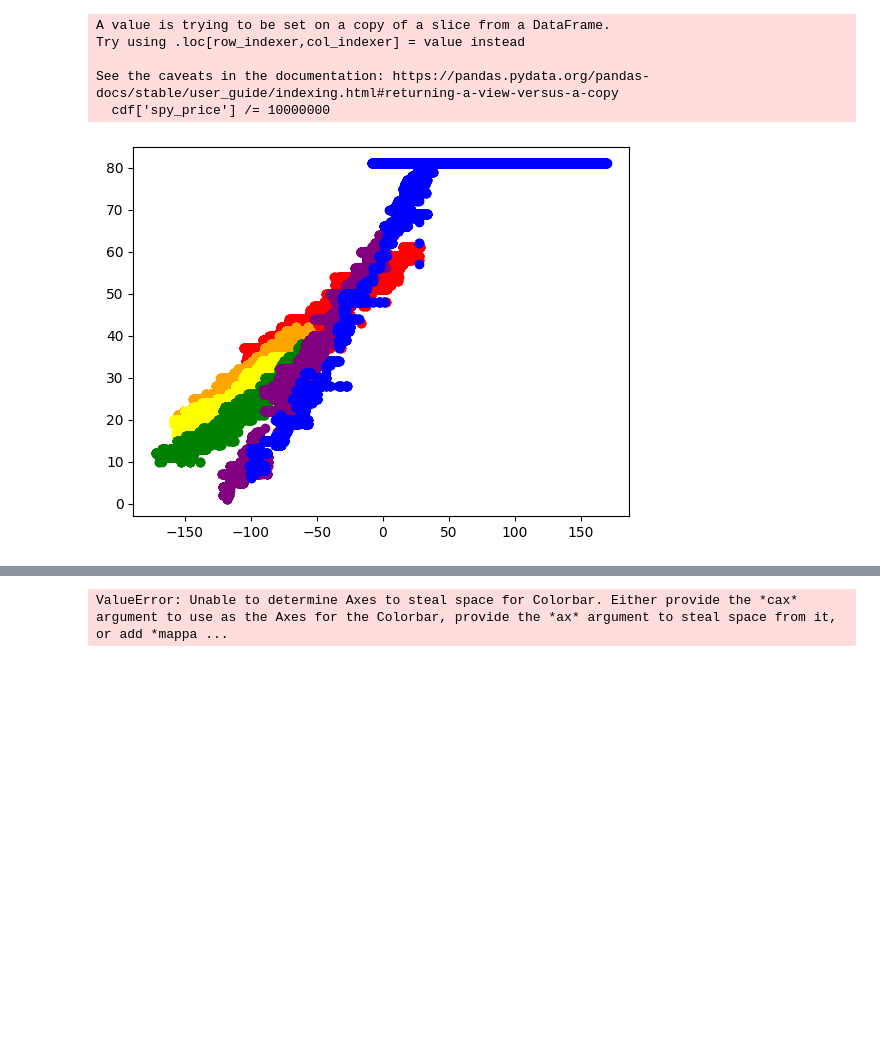
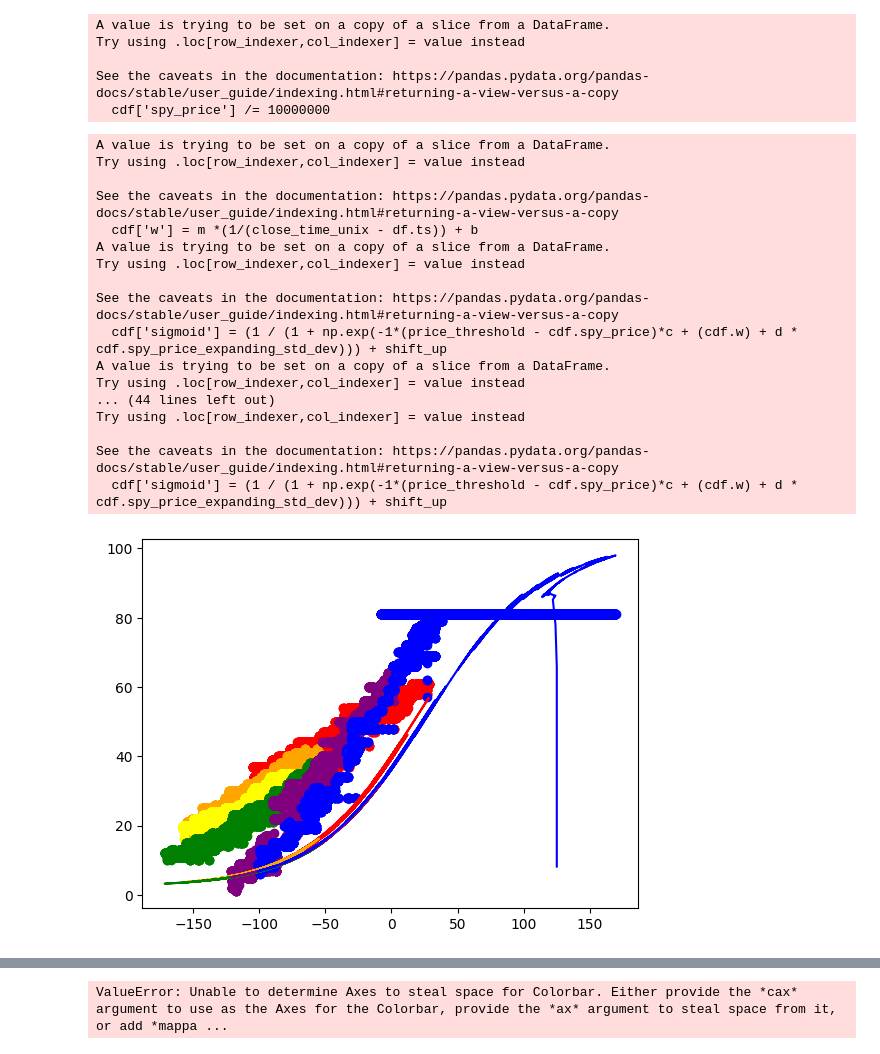
Before and after one commit to kamyarghiam/kalshi_bot, a Jupyter notebook: src/strategy/research/visualizing/visualize.ipynb, the cells around one changed output, grey strips where cells are left out. Drawn from its saved outputs; the diff is of its cells as text; code cells hidden in the pictures; blank space fills up the shorter version.

Commit message:
Visualizing time chunked sigmoid horizons

```diff
--- a/src/strategy/research/visualizing/visualize.ipynb
+++ b/src/strategy/research/visualizing/visualize.ipynb
@@ -35,38 +35,82 @@ cdf['spy_price'] /= 10000000
 cdf = cdf[(cdf.ts >= close_time_unix - 23400) & (cdf.ts <= close_time_unix)]
 cdf = cdf[((cdf.yes_bid_price).notna()) & ((cdf.yes_ask_price).notna())]
 cdf['spy_diff_from_threshold'] = cdf['spy_price'] - price_threshold
+cdf['spy_price_expanding_std_dev'] = cdf.spy_price.expanding().std()
 # %% [output]
 A value is trying to be set on a copy of a slice from a DataFrame.
 Try using .loc[row_indexer,col_indexer] = value instead
 
 See the caveats in the documentation: https://pandas.pydata.org/pandas-docs/stable/user_guide/indexing.html#returning-a-view-versus-a-copy
   cdf['spy_price'] /= 10000000
+# %%
+import numpy as np
+def get_cdf_with_params(cdf, x):
+    m = x[0]
+    b = x[1]
+    shift_up = x[2]
+    c = x[3]
+    d = x[4]
+    """Minimization functions for the bids"""
+    cdf['w'] = m *(close_time_unix - df.ts) + b
+    cdf['sigmoid'] = (1 / (1 + np.exp(-1*(price_threshold - cdf.spy_price)*c + (cdf.w) + d * cdf.spy_price_expanding_std_dev))) + shift_up
+    return cdf
+# %%
+params = [-9.70465888e-06, -4.46854177e-01, -9.74987468e-02, -1.21413514e-02, -3.41819008e-03]
 # %%
 import matplotlib.pyplot as plt
 
 ten_thirty = int(datetime.datetime.strptime(f"{date} 10:30", "%Y-%m-%d %H:%M").timestamp())
 eleven_thirty = int(datetime.datetime.strptime(f"{date} 11:30", "%Y-%m-%d %H:%M").timestamp())
 twleve_thirty = int(datetime.datetime.strptime(f"{date} 12:30", "%Y-%m-%d %H:%M").timestamp())
 one_thirty = int(datetime.datetime.strptime(f"{date} 13:30", "%Y-%m-%d %H:%M").timestamp())
 two_thirty = int(datetime.datetime.strptime(f"{date} 14:30", "%Y-%m-%d %H:%M").timestamp())
 three_thirty = int(datetime.datetime.strptime(f"{date} 15:30", "%Y-%m-%d %H:%M").timestamp())
 four = int(datetime.datetime.strptime(f"{date} 16:00", "%Y-%m-%d %H:%M").timestamp())
 
 ten = cdf[(cdf.ts >= ten_thirty) & (cdf.ts <= eleven_thirty)]
+ten = get_cdf_with_params(ten, params)
 plt.scatter(ten.spy_diff_from_threshold, ten.yes_bid_price, color ='red')
+plt.plot(ten.spy_diff_from_threshold, 100*ten.sigmoid, color ='red')
 eleven = cdf[(cdf.ts >= eleven_thirty) & (cdf.ts <= twleve_thirty)]
+eleven = get_cdf_with_params(eleven, params)
 plt.scatter(eleven.spy_diff_from_threshold, eleven.yes_bid_price, color ='orange')
+plt.plot(eleven.spy_diff_from_threshold, 100*eleven.sigmoid, color ='orange')
 twelve = cdf[(cdf.ts >= twleve_thirty) & (cdf.ts <= one_thirty)]
+twelve = get_cdf_with_params(twelve, params)
 plt.scatter(twelve.spy_diff_from_threshold, twelve.yes_bid_price, color ='yellow')
+plt.plot(twelve.spy_diff_from_threshold, 100*twelve.sigmoid, color = "yellow")
 one = cdf[(cdf.ts >= one_thirty) & (cdf.ts <= two_thirty)]
+one = get_cdf_with_params(one, params)
 plt.scatter(one.spy_diff_from_threshold, one.yes_bid_price, color ='green')
+plt.plot(one.spy_diff_from_threshold, 100*one.sigmoid, color = "green")
 two = cdf[(cdf.ts >= two_thirty) & (cdf.ts <= three_thirty)]
+two = get_cdf_with_params(two, params)
 plt.scatter(two.spy_diff_from_threshold, two.yes_bid_price, color ='purple')
+plt.plot(two.spy_diff_from_threshold, 100*two.sigmoid, color = "purple")
 three = cdf[(cdf.ts >= three_thirty) & (cdf.ts <= four)]
+three = get_cdf_with_params(three, params)
 plt.scatter(three.spy_diff_from_threshold, three.yes_bid_price, color ='blue')
+plt.plot(three.spy_diff_from_threshold, 100*three.sigmoid, color = "blue")
 plt.show()
 # %% [output]
+A value is trying to be set on a copy of a slice from a DataFrame.
+Try using .loc[row_indexer,col_indexer] = value instead
+
+See the caveats in the documentation: https://pandas.pydata.org/pandas-docs/stable/user_guide/indexing.html#returning-a-view-versus-a-copy
+  cdf['w'] = m *(1/(close_time_unix - df.ts)) + b
+A value is trying to be set on a copy of a slice from a DataFrame.
+Try using .loc[row_indexer,col_indexer] = value instead
+
+See the caveats in the documentation: https://pandas.pydata.org/pandas-docs/stable/user_guide/indexing.html#returning-a-view-versus-a-copy
+  cdf['sigmoid'] = (1 / (1 + np.exp(-1*(price_threshold - cdf.spy_price)*c + (cdf.w) + d * cdf.spy_price_expanding_std_dev))) + shift_up
+A value is trying to be set on a copy of a slice from a DataFrame.
+Try using .loc[row_indexer,col_indexer] = value instead
+... (44 lines left out)
+Try using .loc[row_indexer,col_indexer] = value instead
+
+See the caveats in the documentation: https://pandas.pydata.org/pandas-docs/stable/user_guide/indexing.html#returning-a-view-versus-a-copy
+  cdf['sigmoid'] = (1 / (1 + np.exp(-1*(price_threshold - cdf.spy_price)*c + (cdf.w) + d * cdf.spy_price_expanding_std_dev))) + shift_up
-[figure, old version]
+[figure, new version]
 # %%
 cdf
 # %% [output]
```
Also changed, not shown: parts of 1 cell of this notebook, 1 other file.
